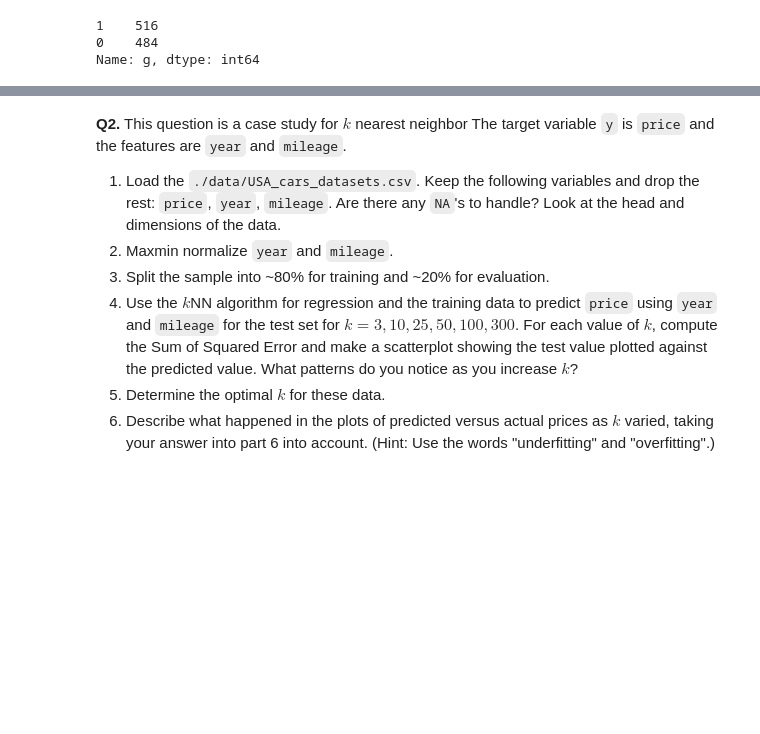
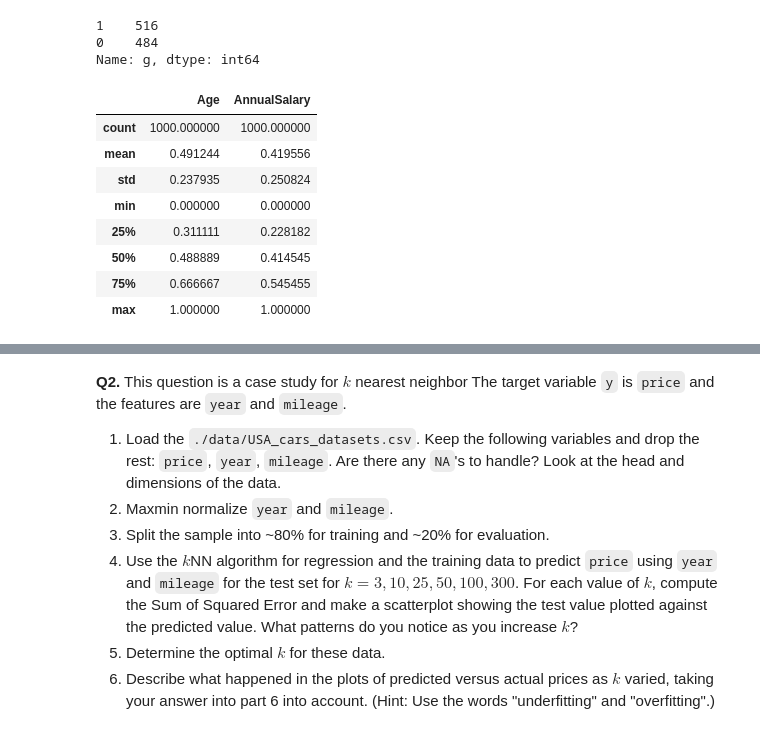
Before and after one commit to BryantRChow/DS_3001_Assignment_3, a Jupyter notebook: assignment_knn_and_kmc.ipynb, the cells around one changed output, grey strips where cells are left out. Cells and saved outputs as stored; diff of their text form; code cells hidden in the pictures; blank space fills up the shorter version.

```diff
--- a/assignment_knn_and_kmc.ipynb
+++ b/assignment_knn_and_kmc.ipynb
@@ -61,3 +61,18 @@ x = df[['Age', 'AnnualSalary']]
 y = df['Purchased']
 # %%
 # 1.3
+def maxmin(x): # Maxmin normalization function
+  x = (x-min(x))/(max(x)-min(x))
+  return x
+X = X.apply(maxmin) # Apply maxmin normalization function to all columns of X
+X.describe()
+# %% [output]
+|  | Age | AnnualSalary |
+| count | 1000.000000 | 1000.000000 |
+| mean | 0.491244 | 0.419556 |
+| std | 0.237935 | 0.250824 |
+| min | 0.000000 | 0.000000 |
+| 25% | 0.311111 | 0.228182 |
+| 50% | 0.488889 | 0.414545 |
+| 75% | 0.666667 | 0.545455 |
+| max | 1.000000 | 1.000000 |
```
Also changed, not shown: parts of 9 cells of this notebook.
